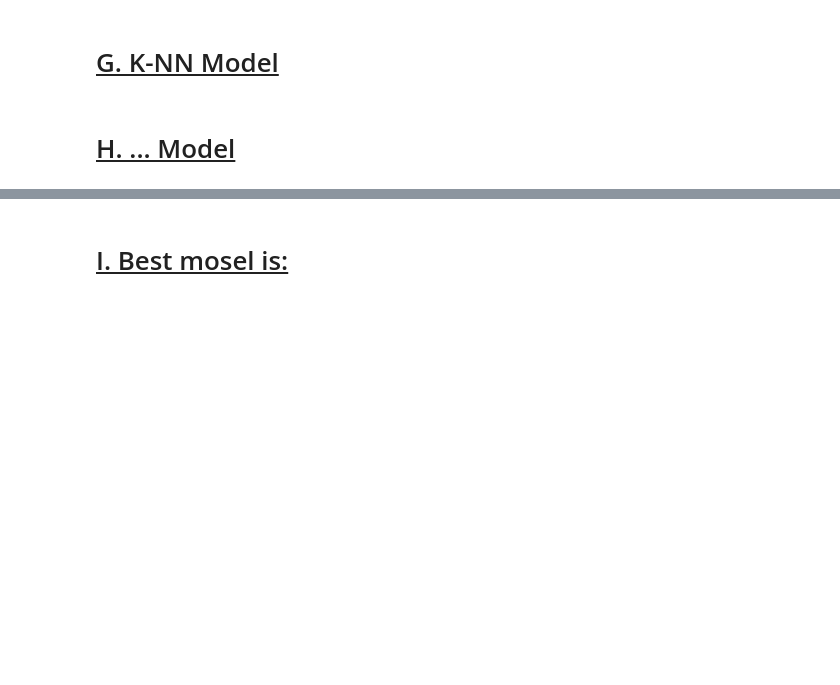
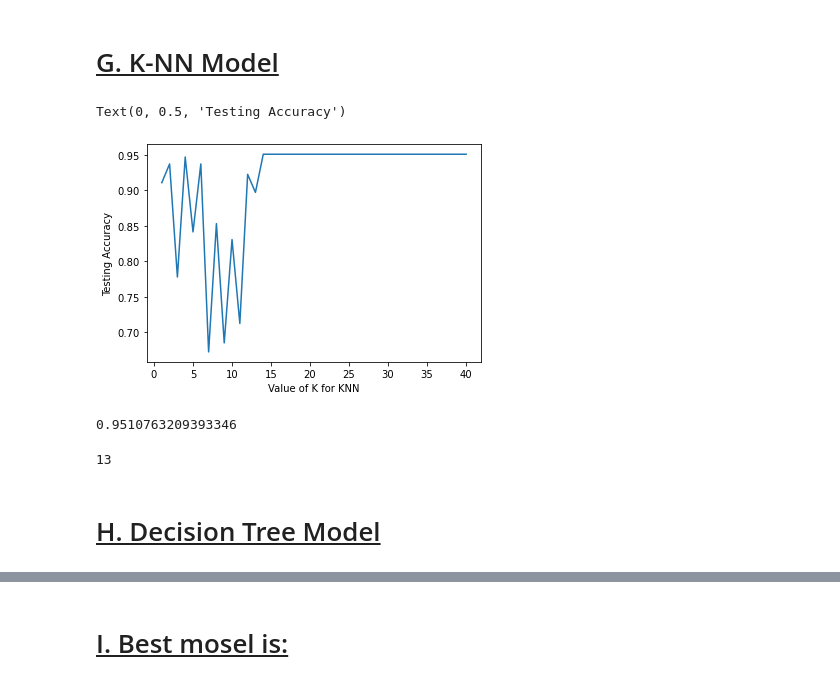
Before and after one commit to idankam/DataScienceCourseProject, a Jupyter notebook: Classification Notebook.ipynb, the cells around one changed output, grey strips where cells are left out. Drawn from its saved outputs; the diff is of its cells as text; code cells hidden in the pictures; blank space fills up the shorter version.

Commit message:
starting KNN model

```diff
--- a/Classification Notebook.ipynb
+++ b/Classification Notebook.ipynb
@@ -677,5 +680,27 @@ X_train_scaled.describe()
 X_test_scaled[['age', 'avg_glucose_level', 'bmi']] = scaler.transform(X_test_scaled[['age', 'avg_glucose_level', 'bmi']])
 # %% [markdown]
 # <ins> G. K-NN Model </ins>
+# %%
+# try K=1 through K=40 and plot testing accuracy
+k_range = list(range(1, 41))
+scores = []
+for k in k_range:
+    knn = KNeighborsClassifier(n_neighbors=k)
+    knn.fit(X_train_scaled, y_train)
+    y_pred = knn.predict(X_test)
+    scores.append(metrics.accuracy_score(y_test, y_pred))
+
+plt.plot(k_range, scores)
+plt.xlabel('Value of K for KNN')
+plt.ylabel('Testing Accuracy')
+# %% [output]
+Text(0, 0.5, 'Testing Accuracy')
+[figure, added]
+# %%
+print(max(scores))
+scores.index(max(scores))
+# %% [output]
+0.9510763209393346
+13
 # %% [markdown]
-# <ins> H. ... Model </ins>
+# <ins> H. Decision Tree Model </ins>
```
Also changed, not shown: parts of 3 cells of this notebook.
